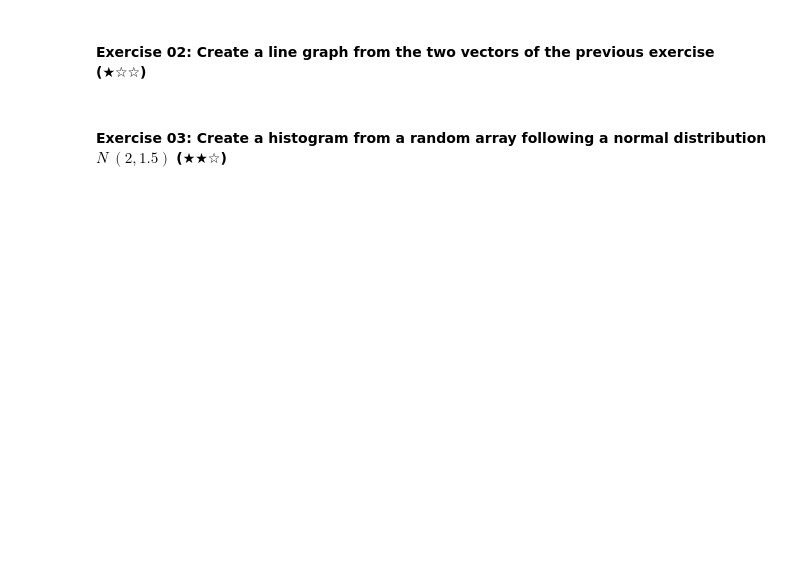
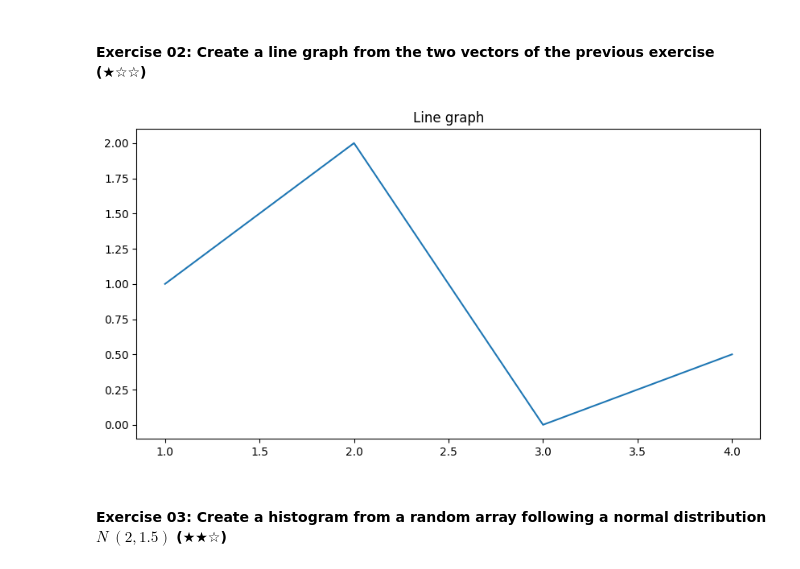
Before and after one commit to 8ajorge/8ajorge.github.io, a Jupyter notebook: 04-matplotlib/04.1-Intro-to-Matplotlib.ipynb, the cells around one changed output. Cells and saved outputs as stored; diff of their text form; code cells hidden in the pictures; blank space fills up the shorter version.

```diff
--- a/04-matplotlib/04.1-Intro-to-Matplotlib.ipynb
+++ b/04-matplotlib/04.1-Intro-to-Matplotlib.ipynb
@@ -135,4 +122,20 @@ SyntaxError: invalid syntax. Perhaps you forgot a comma? (<ipython-input-1-ace02
 # %% [markdown]
 #### Exercise 02: Create a line graph from the two vectors of the previous exercise (★☆☆)
+# %%
+import pandas as pd
+import numpy as np
+import matplotlib.pyplot as plt
+
+x = np.array([1, 2, 3, 4])
+y = np.array([1, 2, 0, 0.5])
+
+plt.figure(figsize = (10, 5))
+
+plt.plot(x, y)
+
+plt.title("Line graph")
+plt.show()
+# %% [output]
+[figure, added]
 # %% [markdown]
 #### Exercise 03: Create a histogram from a random array following a normal distribution $N ~ (2, 1.5) $ (★★☆)
```
Also changed, not shown: parts of 5 cells of this notebook.
